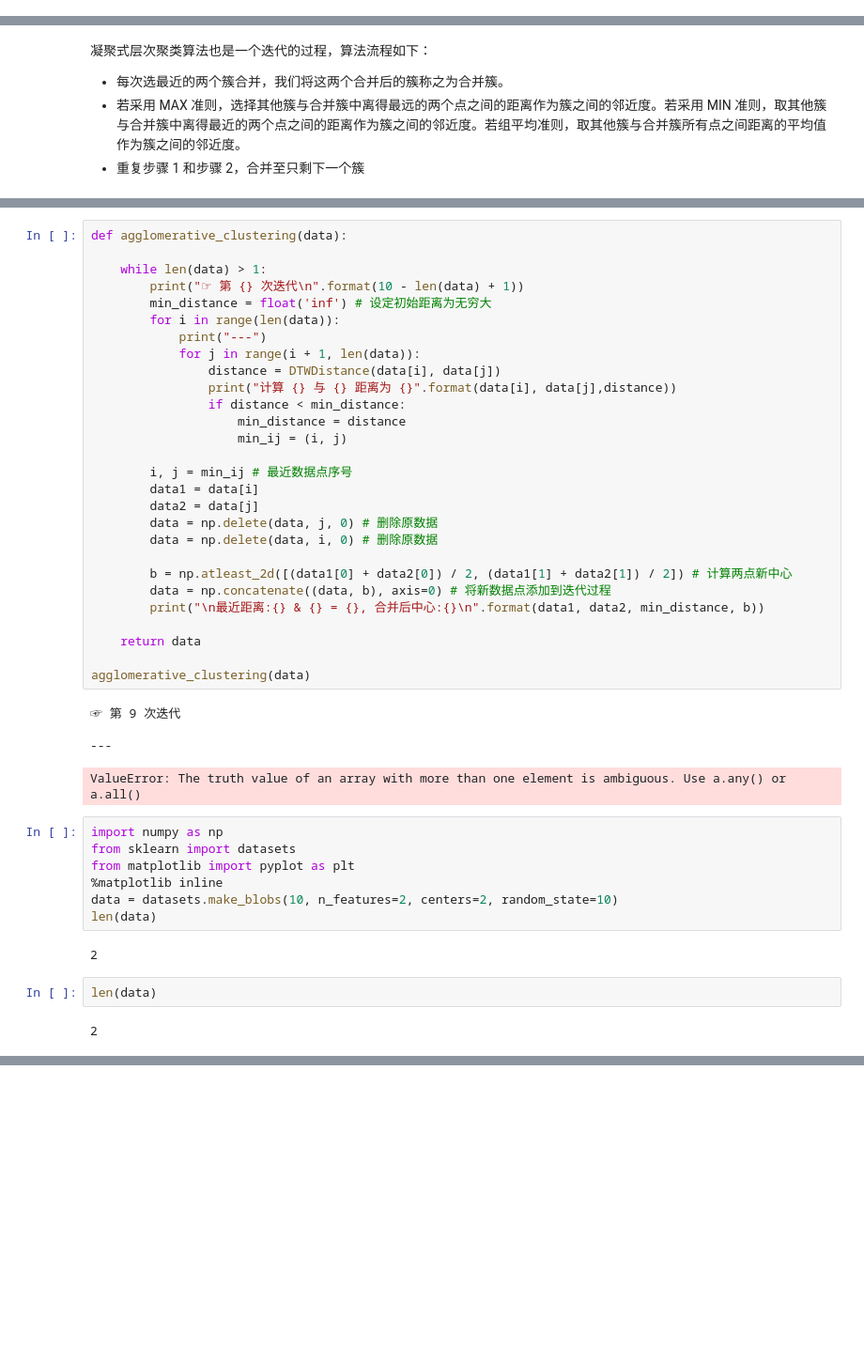
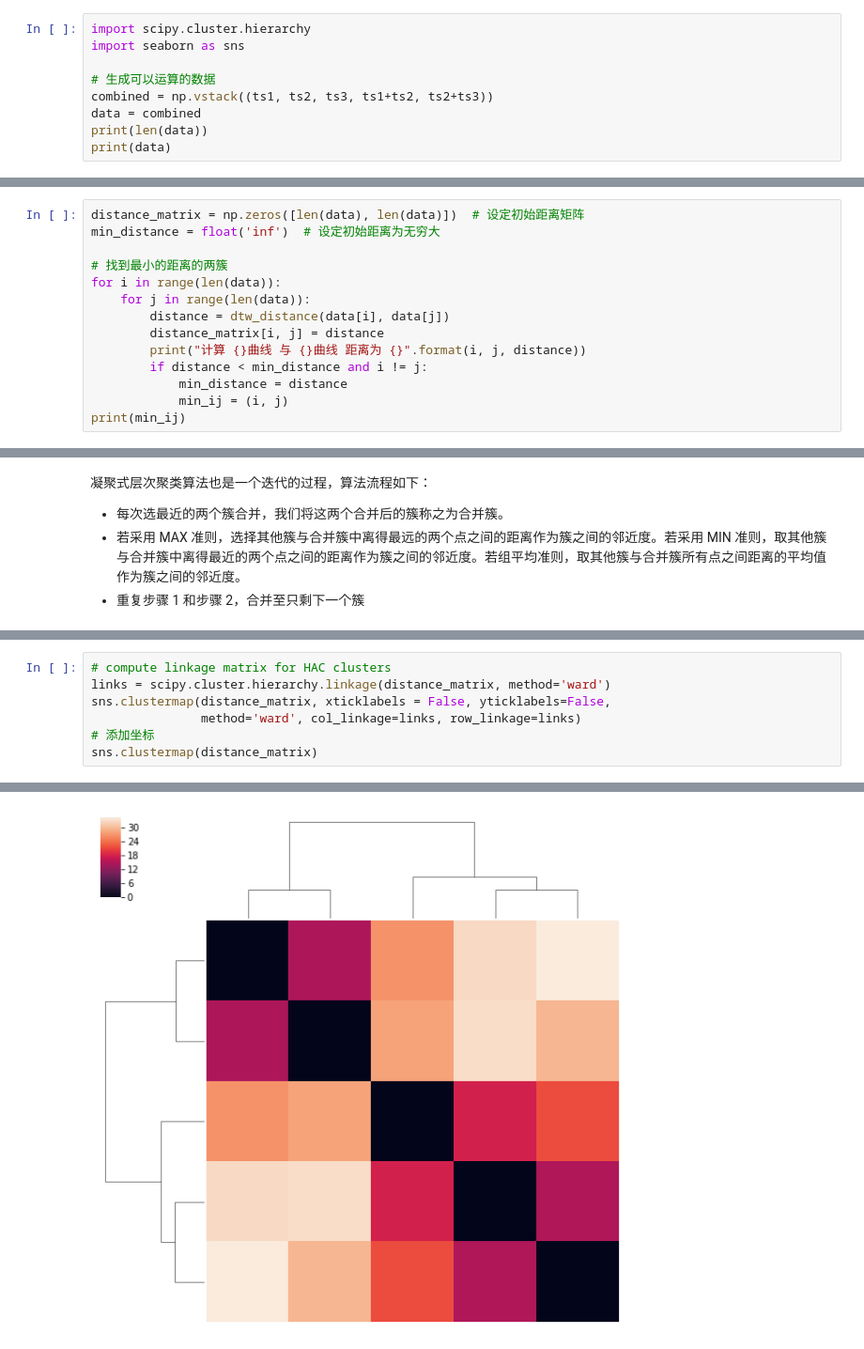
Before and after one commit to YUANJINSHUAI/AI2Learning, a Jupyter notebook: Time Series/Time Series Classification and Clustering.ipynb, the cells around one changed output, grey strips where cells are left out. Shown: that part at 94% size. Cells and saved outputs as stored; diff of their text form; blank space fills up the shorter version.

```diff
--- a/Time Series/Time Series Classification and Clustering.ipynb
+++ b/Time Series/Time Series Classification and Clustering.ipynb
@@ -68,3 +67,12 @@ print(DTWDistance(ts2,ts3))
 17.929718468641134
 21.549494824404572
 14.846846666395088
+# %%
+import scipy.cluster.hierarchy
+import seaborn as sns
+
+# 生成可以运算的数据
+combined = np.vstack((ts1, ts2, ts3, ts1+ts2, ts2+ts3))
+data = combined
+print(len(data))
+print(data)
@@ -71,3 +97,17 @@ print(DTWDistance(ts2,ts3))
+# %%
+distance_matrix = np.zeros([len(data), len(data)])  # 设定初始距离矩阵
+min_distance = float('inf')  # 设定初始距离为无穷大
+
+# 找到最小的距离的两簇
+for i in range(len(data)):
+    for j in range(len(data)):
+        distance = dtw_distance(data[i], data[j])
+        distance_matrix[i, j] = distance
+        print("计算 {}曲线 与 {}曲线 距离为 {}".format(i, j, distance))
+        if distance < min_distance and i != j:
+            min_distance = distance
+            min_ij = (i, j)
+print(min_ij)
 # %% [markdown]
 # 凝聚层次聚类
 # %% [markdown]
@@ -126,46 +124,8 @@ data = np.delete(data, i, 0) # 删除原数据
-# %%
-def agglomerative_clustering(data):
-
-    while len(data) > 1:
-        print("☞ 第 {} 次迭代\n".format(10 - len(data) + 1))
-        min_distance = float('inf') # 设定初始距离为无穷大
-        for i in range(len(data)):
-            print("---")
-            for j in range(i + 1, len(data)):
-                distance = DTWDistance(data[i], data[j])
-                print("计算 {} 与 {} 距离为 {}".format(data[i], data[j],distance))
-                if distance < min_distance:
-                    min_distance = distance
-                    min_ij = (i, j)
-
-        i, j = min_ij # 最近数据点序号
-        data1 = data[i]
-        data2 = data[j]
-        data = np.delete(data, j, 0) # 删除原数据
-        data = np.delete(data, i, 0) # 删除原数据
-
-        b = np.atleast_2d([(data1[0] + data2[0]) / 2, (data1[1] + data2[1]) / 2]) # 计算两点新中心
-        data = np.concatenate((data, b), axis=0) # 将新数据点添加到迭代过程
-        print("\n最近距离:{} & {} = {}, 合并后中心:{}\n".format(data1, data2, min_distance, b))
-
-    return data
-
-agglomerative_clustering(data)
-# %% [output]
-☞ 第 9 次迭代
-
----
-ValueError: The truth value of an array with more than one element is ambiguous. Use a.any() or a.all()
-# %%
-import numpy as np
-from sklearn import datasets
-from matplotlib import pyplot as plt
-%matplotlib inline
-data = datasets.make_blobs(10, n_features=2, centers=2, random_state=10)
-len(data)
-# %% [output]
-2
-# %%
-len(data)
-# %% [output]
-2
+# %%
+# compute linkage matrix for HAC clusters
+links = scipy.cluster.hierarchy.linkage(distance_matrix, method='ward')
+sns.clustermap(distance_matrix, xticklabels = False, yticklabels=False,
+               method='ward', col_linkage=links, row_linkage=links)
+# 添加坐标
+sns.clustermap(distance_matrix)
+# %% [output]
@@ -171,0 +133 @@ len(data)
+[figure, added]
```
Also changed, not shown: parts of 5 cells of this notebook, 4 other files.
